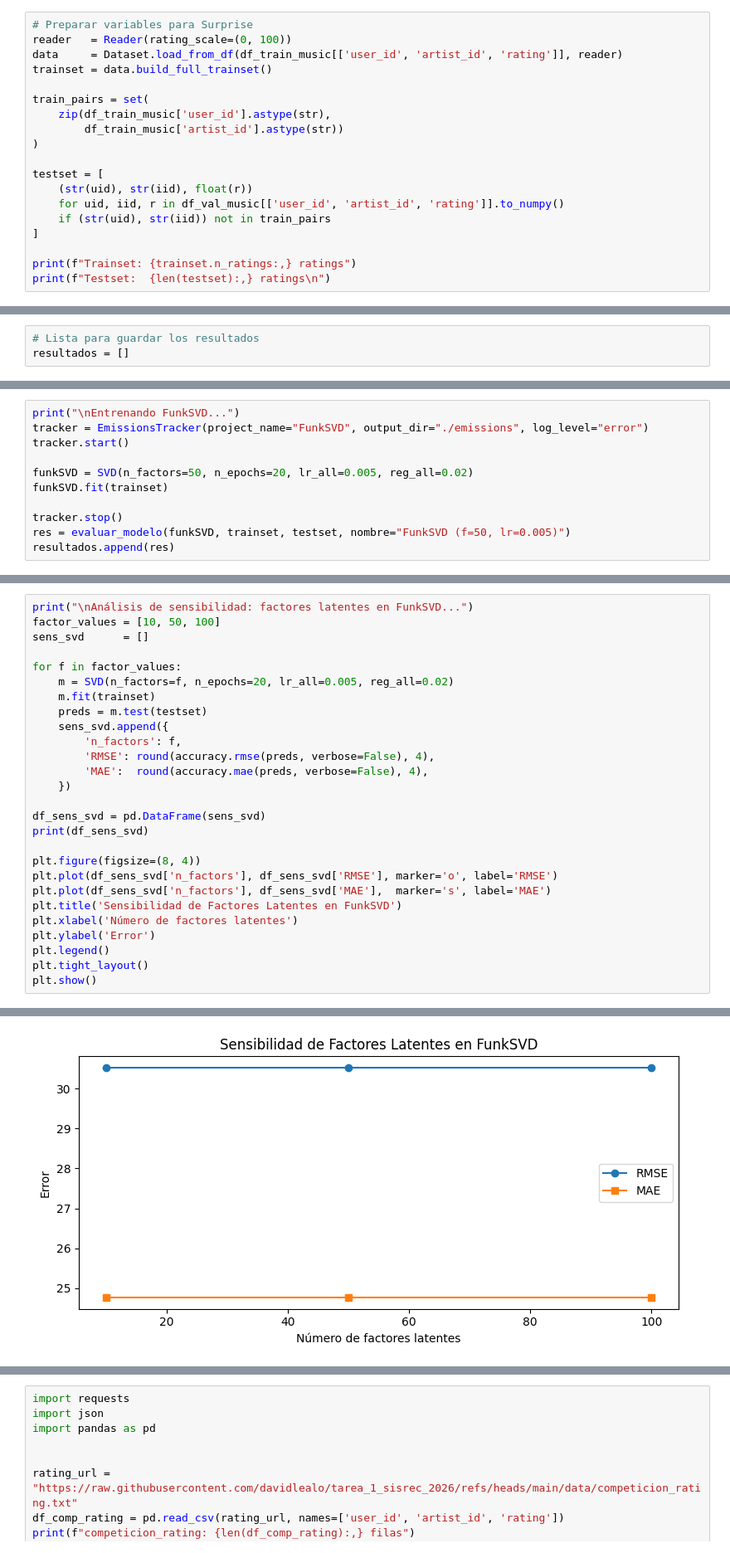
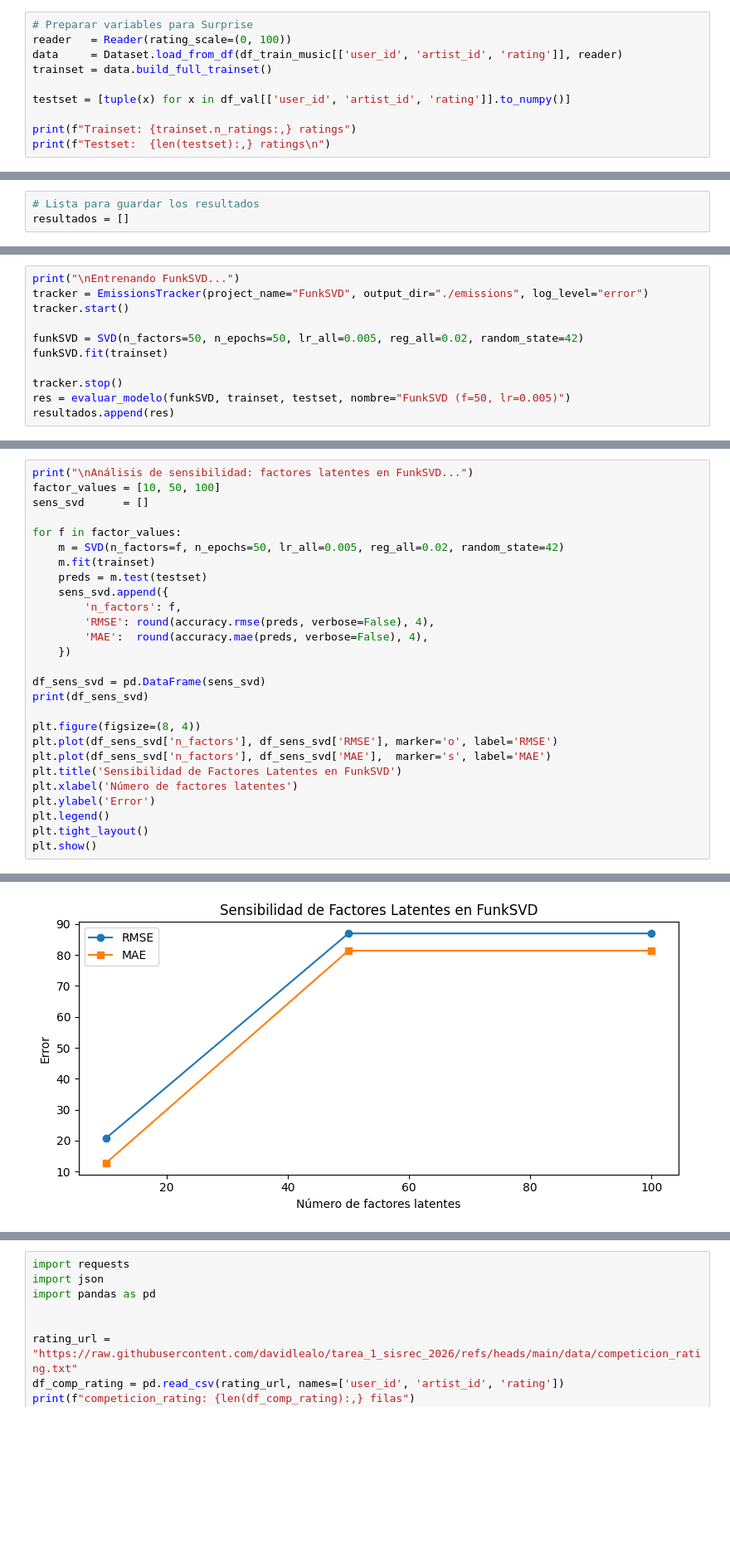
Before and after one commit to davidlealo/tarea_1_sisrec_2026, a Jupyter notebook: SISREC_2026_PUC_T1_YAHOO_MUSIC.ipynb, the cells around one changed output, grey strips where cells are left out. Shown at 83% size. Cells and saved outputs as stored; diff of their text form; blank space fills up the shorter version.

```diff
--- a/SISREC_2026_PUC_T1_YAHOO_MUSIC.ipynb
+++ b/SISREC_2026_PUC_T1_YAHOO_MUSIC.ipynb
@@ -990,16 +912,7 @@ reader   = Reader(rating_scale=(0, 100))
 data     = Dataset.load_from_df(df_train_music[['user_id', 'artist_id', 'rating']], reader)
 trainset = data.build_full_trainset()
 
-train_pairs = set(
-    zip(df_train_music['user_id'].astype(str),
-        df_train_music['artist_id'].astype(str))
-)
-
-testset = [
-    (str(uid), str(iid), float(r))
-    for uid, iid, r in df_val_music[['user_id', 'artist_id', 'rating']].to_numpy()
-    if (str(uid), str(iid)) not in train_pairs
-]
+testset = [tuple(x) for x in df_val[['user_id', 'artist_id', 'rating']].to_numpy()]
 
 print(f"Trainset: {trainset.n_ratings:,} ratings")
 print(f"Testset:  {len(testset):,} ratings\n")
@@ -1193,7 +1103,7 @@ print("\nEntrenando FunkSVD...")
 tracker = EmissionsTracker(project_name="FunkSVD", output_dir="./emissions", log_level="error")
 tracker.start()
 
-funkSVD = SVD(n_factors=50, n_epochs=20, lr_all=0.005, reg_all=0.02)
+funkSVD = SVD(n_factors=50, n_epochs=50, lr_all=0.005, reg_all=0.02, random_state=42)
 funkSVD.fit(trainset)
 
 tracker.stop()
@@ -1276,7 +1183,7 @@ factor_values = [10, 50, 100]
 sens_svd      = []
 
 for f in factor_values:
-    m = SVD(n_factors=f, n_epochs=20, lr_all=0.005, reg_all=0.02)
+    m = SVD(n_factors=f, n_epochs=50, lr_all=0.005, reg_all=0.02, random_state=42)
     m.fit(trainset)
     preds = m.test(testset)
     sens_svd.append({
@@ -1306,4 +1213,4 @@ Análisis de sensibilidad: factores latentes en FunkSVD...
-[figure, old version]
+[figure, new version]
 # %%
 import os, glob
 
```
Also changed, not shown: parts of 16 cells of this notebook.
